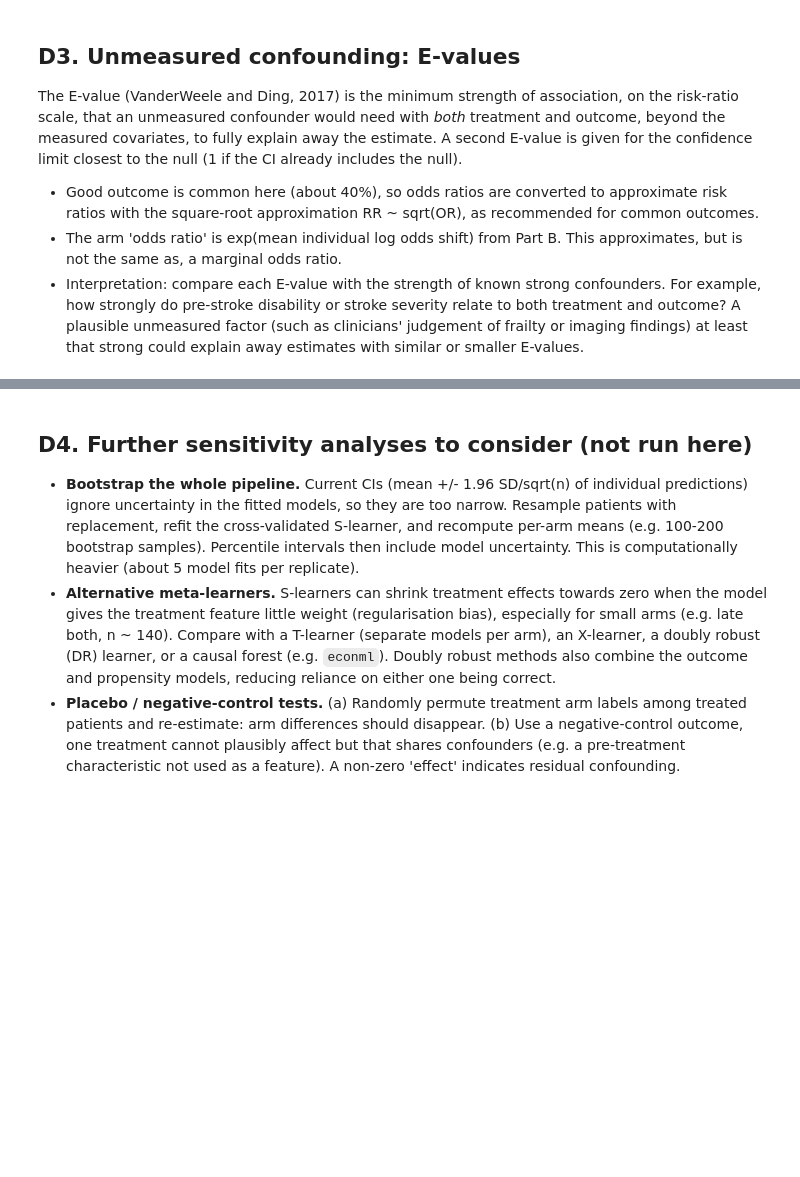
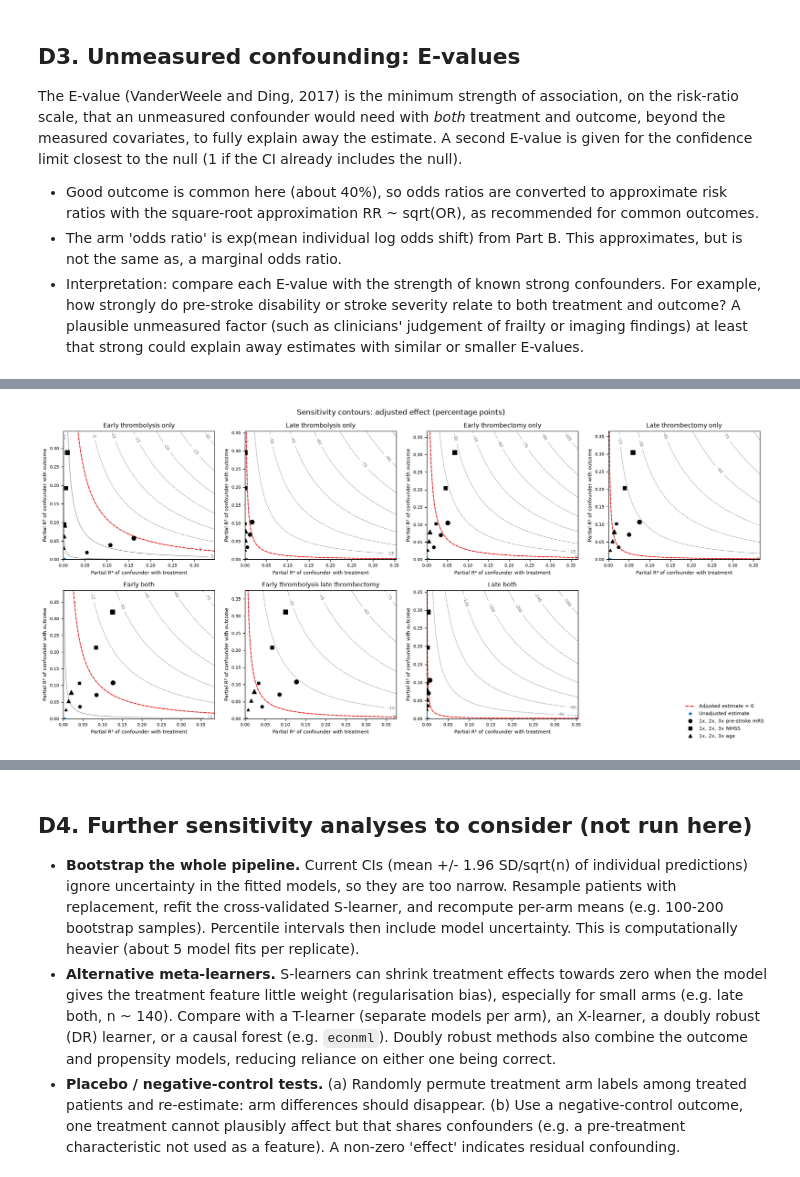
Before and after one commit to samuel-book/samuel-3, a Jupyter notebook: 5_ml_s_learner/01_non_mild_thrombolysis_thrombectomy_s_learner_good_outcome.ipynb, the cells around one changed output, grey strips where cells are left out. Saved outputs shown, nothing was run; the diff lists cells and outputs as text; code cells hidden in the pictures; blank space fills up the shorter version.

```diff
--- a/5_ml_s_learner/01_non_mild_thrombolysis_thrombectomy_s_learner_good_outcome.ipynb
+++ b/5_ml_s_learner/01_non_mild_thrombolysis_thrombectomy_s_learner_good_outcome.ipynb
@@ -1624,0 +1782,31 @@ e_values.round(2)
+# %%
+# Linear probability model for each arm vs neither, in the whole cohort:
+# good outcome ~ treated + adjustment features + stroke team + ethnicity (as indicator variables).
+SENS_BENCHMARKS = ["prior_disability", "stroke_severity", "age"]
+SENS_ARMS = [g for g in TREATMENT_GROUP_ORDER if g != "neither"]
+SENS_LABELS = {g: g.replace("_", " ").capitalize() for g in SENS_ARMS}
+
+y_all = good_outcome(data)
+covariates = pd.get_dummies(data[ADJUSTMENT_FEATURES + CATEGORICAL_FEATURES], columns=CATEGORICAL_FEATURES,
+                            drop_first=True, dtype=float)
+
+sens_rows, sens_bound_rows = [], []
+for arm in SENS_ARMS:
+    in_arm = data["treatment_group"].isin([arm, "neither"]).to_numpy()
+    df = covariates[in_arm].assign(treated=(data["treatment_group"][in_arm] == arm).astype(float).to_numpy(),
+                                   y=y_all[in_arm].to_numpy()).dropna()
+    X = df.drop(columns="y")
+    X = X.loc[:, X.std() > 0]  # drop indicator columns that are constant in this subset
+    lpm = sm.OLS(df["y"], sm.add_constant(X)).fit()
+    stats_row, bounds = sensemakr_analysis(lpm, "treated", SENS_BENCHMARKS)
+    sens_rows.append(stats_row.assign(treatment_group=arm, n=len(df)))
+    sens_bound_rows.append(bounds.assign(treatment_group=arm))
+
+sensemakr_stats = pd.concat(sens_rows).set_index("treatment_group")
+sensemakr_bounds = pd.concat(sens_bound_rows, ignore_index=True)
+sensemakr_stats.to_csv(output_path("sensemakr.csv"))
+sensemakr_bounds.to_csv(output_path("sensemakr_bounds.csv"), index=False)
+
+sensemakr_summary, sensemakr_bounds_table = format_sensemakr_tables(sensemakr_stats, sensemakr_bounds, SENS_LABELS)
+display(sensemakr_summary)
+display(sensemakr_bounds_table)
@@ -1624,0 +1830,4 @@ e_values.round(2)
+# %%
+plot_sensemakr_contours(sensemakr_stats, sensemakr_bounds, SENS_LABELS, output_path("sensemakr_contours.png"))
+# %% [output]
+[figure, added]
```
Also changed, not shown: parts of 7 cells of this notebook, 3 other files.
